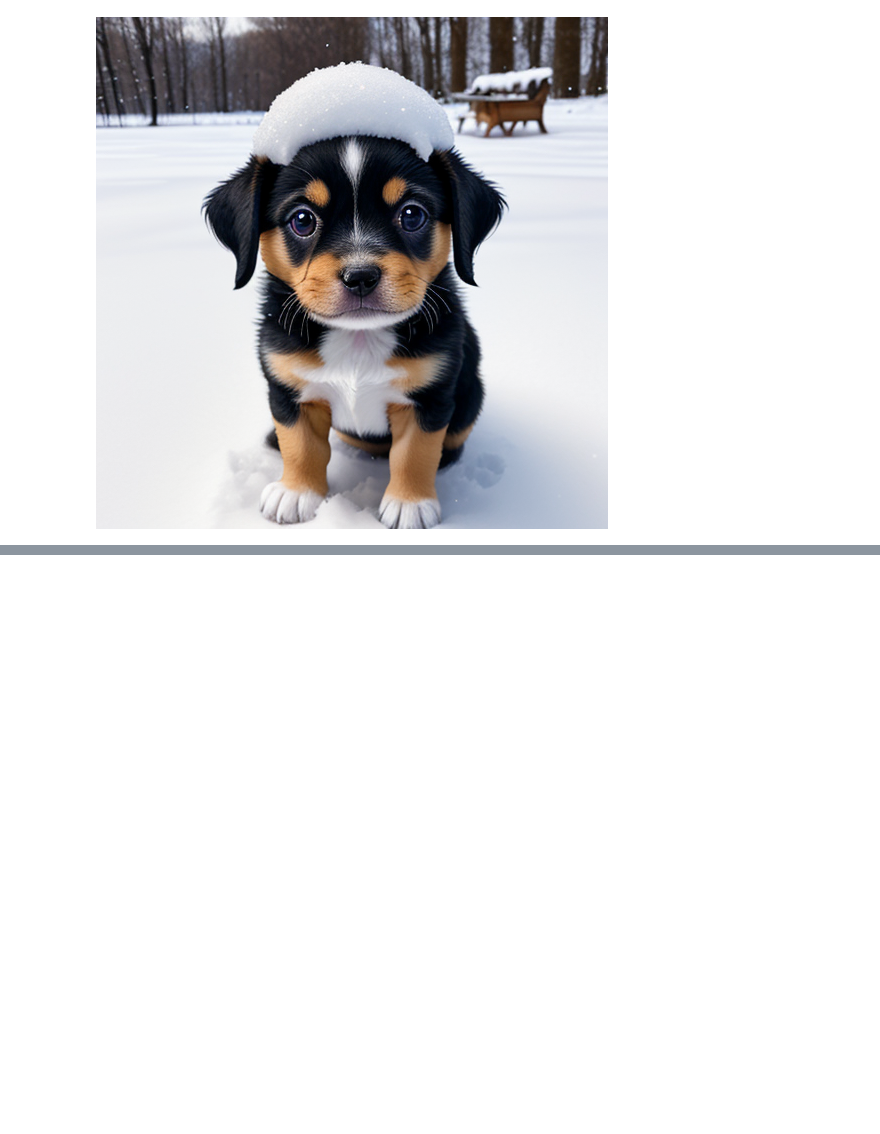
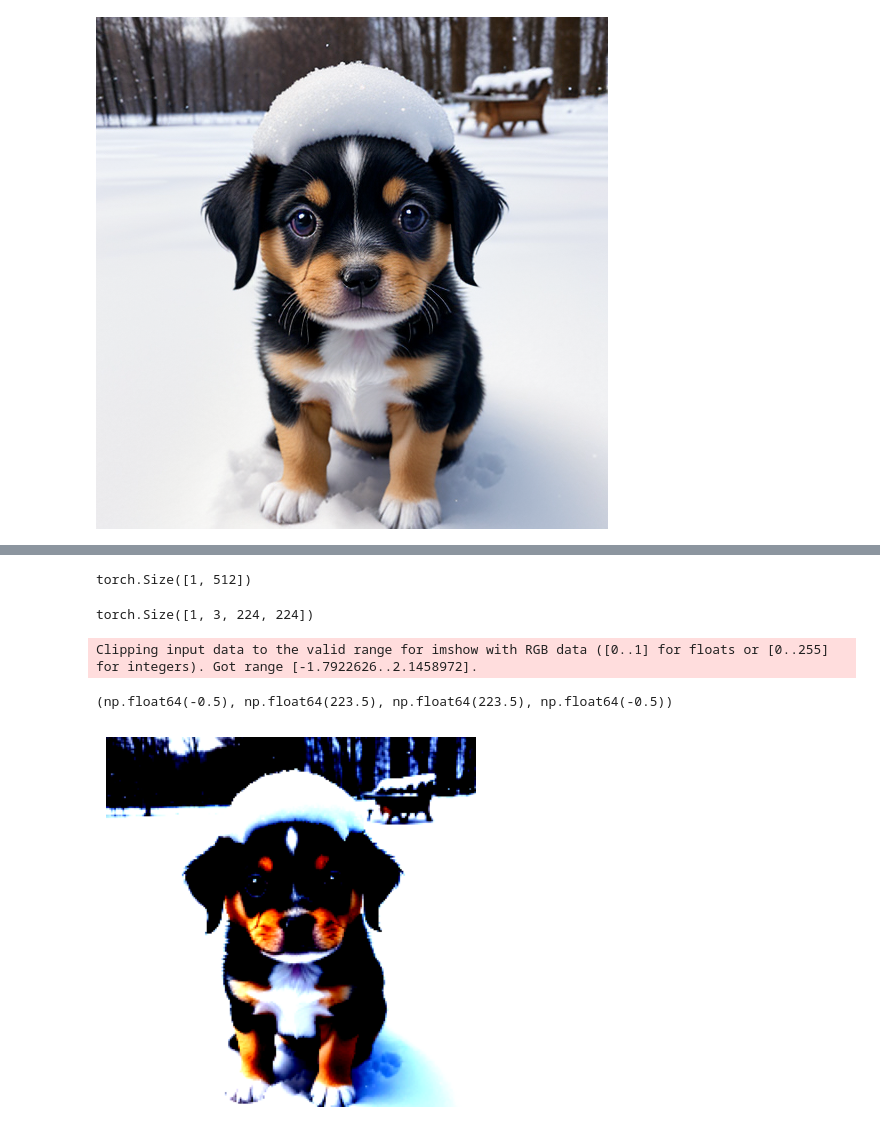
Before and after one commit to satyamvishwakarma-dev/Hands_on_LLM, a Jupyter notebook: chapter_9/ch09.ipynb, the cells around one changed output, grey strips where cells are left out. Cells and saved outputs as stored; diff of their text form; code cells hidden in the pictures; blank space fills up the shorter version.

```diff
--- a/chapter_9/ch09.ipynb
+++ b/chapter_9/ch09.ipynb
@@ -19,0 +26,13 @@ image
+# %%
+from transformers import CLIPTokenizerFast, CLIPProcessor, CLIPModel
+
+model_id = "openai/clip-vit-base-patch32"
+
+# Load a tokenizer to preprocess the text
+clip_tokenizer = CLIPTokenizerFast.from_pretrained(model_id)
+
+# Load a processor to preprocess the images
+clip_processor = CLIPProcessor.from_pretrained(model_id)
+
+# Main model for generating text and image embeddings
+model = CLIPModel.from_pretrained(model_id)
@@ -19,0 +66,32 @@ image
+# %%
+# Create a text embedding
+text_embedding = model.get_text_features(**inputs)
+text_embedding.pooler_output.shape
+# %% [output]
+torch.Size([1, 512])
+# %%
+# Preprocess image
+processed_image = clip_processor(
+    text=None, images=image, return_tensors='pt'
+)['pixel_values']
+
+processed_image.shape
+# %% [output]
+torch.Size([1, 3, 224, 224])
+# %%
+import torch
+import numpy as np
+import matplotlib.pyplot as plt
+
+# Prepare image for visualization
+img = processed_image.squeeze(0)
+img = img.permute(*torch.arange(img.ndim -1, -1, -1))
+img = np.einsum('ijk->jik', img)
+
+# Visualize preprocessed image
+plt.imshow(img)
+plt.axis('off')
+# %% [output]
+Clipping input data to the valid range for imshow with RGB data ([0..1] for floats or [0..255] for integers). Got range [-1.7922626..2.1458972].
+(np.float64(-0.5), np.float64(223.5), np.float64(223.5), np.float64(-0.5))
+[figure, added]
```
Also changed, not shown: parts of 7 cells of this notebook.
